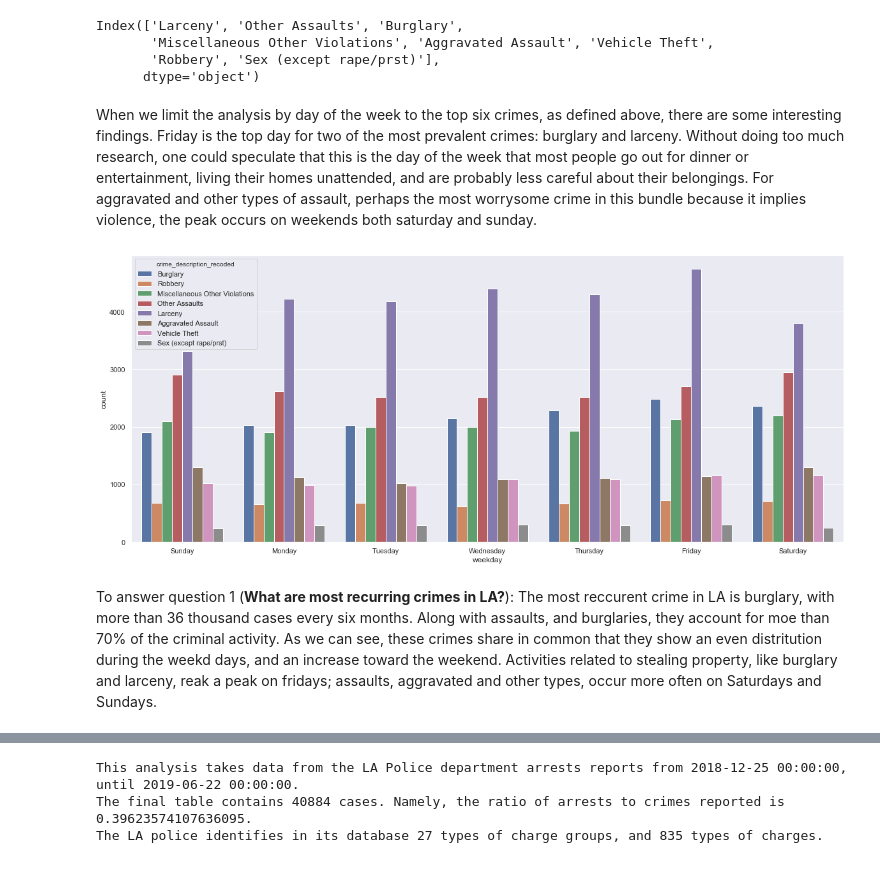
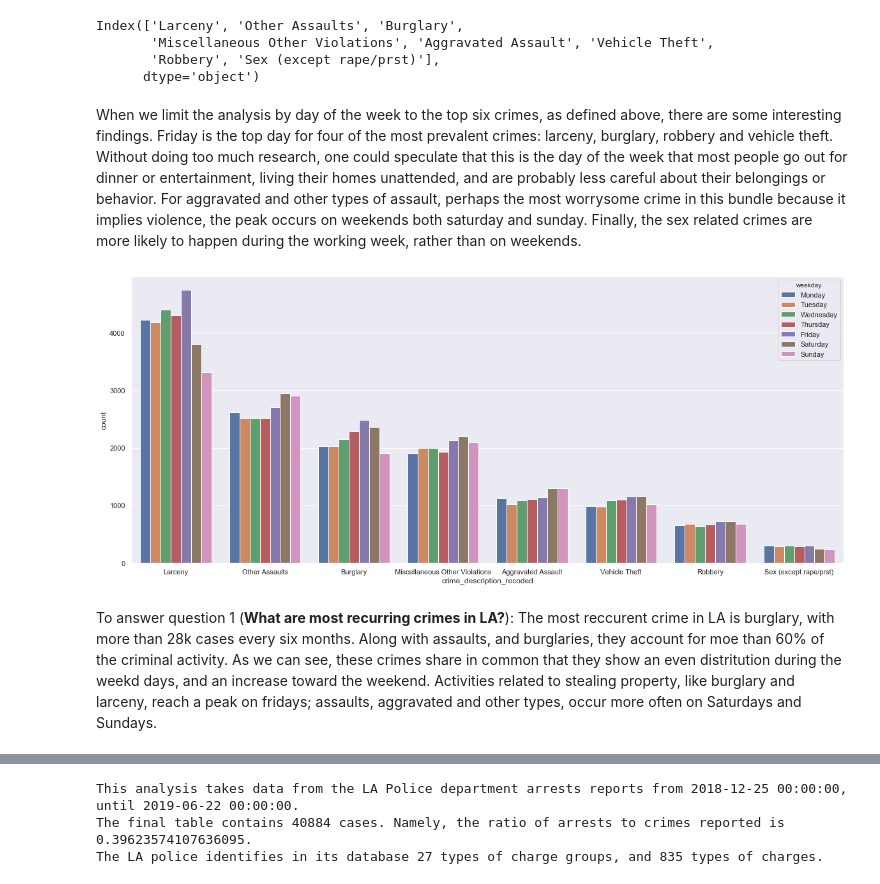
Before and after one commit to abreulastra/crime_analysis, a Jupyter notebook: crime_patterns_LA.ipynb, the cells around one changed output, grey strips where cells are left out. Cells and saved outputs as stored; diff of their text form; code cells hidden in the pictures.

```diff
--- a/crime_patterns_LA.ipynb
+++ b/crime_patterns_LA.ipynb
@@ -91,10 +99,10 @@ Index(['Larceny', 'Other Assaults', 'Burglary',
        'Robbery', 'Sex (except rape/prst)'],
       dtype='object')
 # %% [markdown]
-When we limit the analysis by day of the week to the top six crimes, as defined above, there are some interesting findings. Friday is the top day for two of the most prevalent crimes: burglary and larceny. Without doing too much research, one could speculate that this is the day of the week that most people go out for dinner or entertainment, living their homes unattended, and are probably less careful about their belongings. For aggravated and other types of assault, perhaps the most worrysome crime in this bundle because it implies violence, the peak occurs on weekends both saturday and sunday.
+When we limit the analysis by day of the week to the top six crimes, as defined above, there are some interesting findings. Friday is the top day for four of the most prevalent crimes: larceny, burglary, robbery and vehicle theft. Without doing too much research, one could speculate that this is the day of the week that most people go out for dinner or entertainment, living their homes unattended, and are probably less careful about their belongings or behavior. For aggravated and other types of assault, perhaps the most worrysome crime in this bundle because it implies violence, the peak occurs on weekends both saturday and sunday. Finally, the sex related crimes are more likely to happen during the working week, rather than on weekends.
 # %%
-ax = sns.countplot(x="weekday", data=cri[cri['crime_description_recoded'].isin(top_crimes)], hue = 'crime_description_recoded', order=['Sunday','Monday','Tuesday','Wednesday','Thursday','Friday','Saturday'])
+ax = sns.countplot(x="crime_description_recoded", order = top_crimes.tolist(), data=cri[cri['crime_description_recoded'].isin(top_crimes)], hue = 'weekday', hue_order=['Monday','Tuesday','Wednesday','Thursday','Friday','Saturday','Sunday'])
 # %% [output]
-[figure, old version]
+[figure, new version]
 # %% [markdown]
-To answer question 1 (**What are most recurring crimes in LA?**): The most reccurent crime in LA is burglary, with more than 36 thousand cases every six months. Along with assaults, and burglaries, they account for moe than 70% of the criminal activity. As we can see, these crimes share in common that they show an even distritution during the weekd days, and an increase toward the weekend. Activities related to stealing property, like burglary and larceny, reak a peak on fridays; assaults, aggravated and other types, occur more often on Saturdays and Sundays.
+To answer question 1 (**What are most recurring crimes in LA?**): The most reccurent crime in LA is burglary, with more than 28k cases every six months. Along with assaults, and burglaries, they account for moe than 60% of the criminal activity. As we can see, these crimes share in common that they show an even distritution during the weekd days, and an increase toward the weekend. Activities related to stealing property, like burglary and larceny, reach a peak on fridays; assaults, aggravated and other types, occur more often on Saturdays and Sundays.
```
Also changed, not shown: parts of 75 cells of this notebook, 2 other files.
